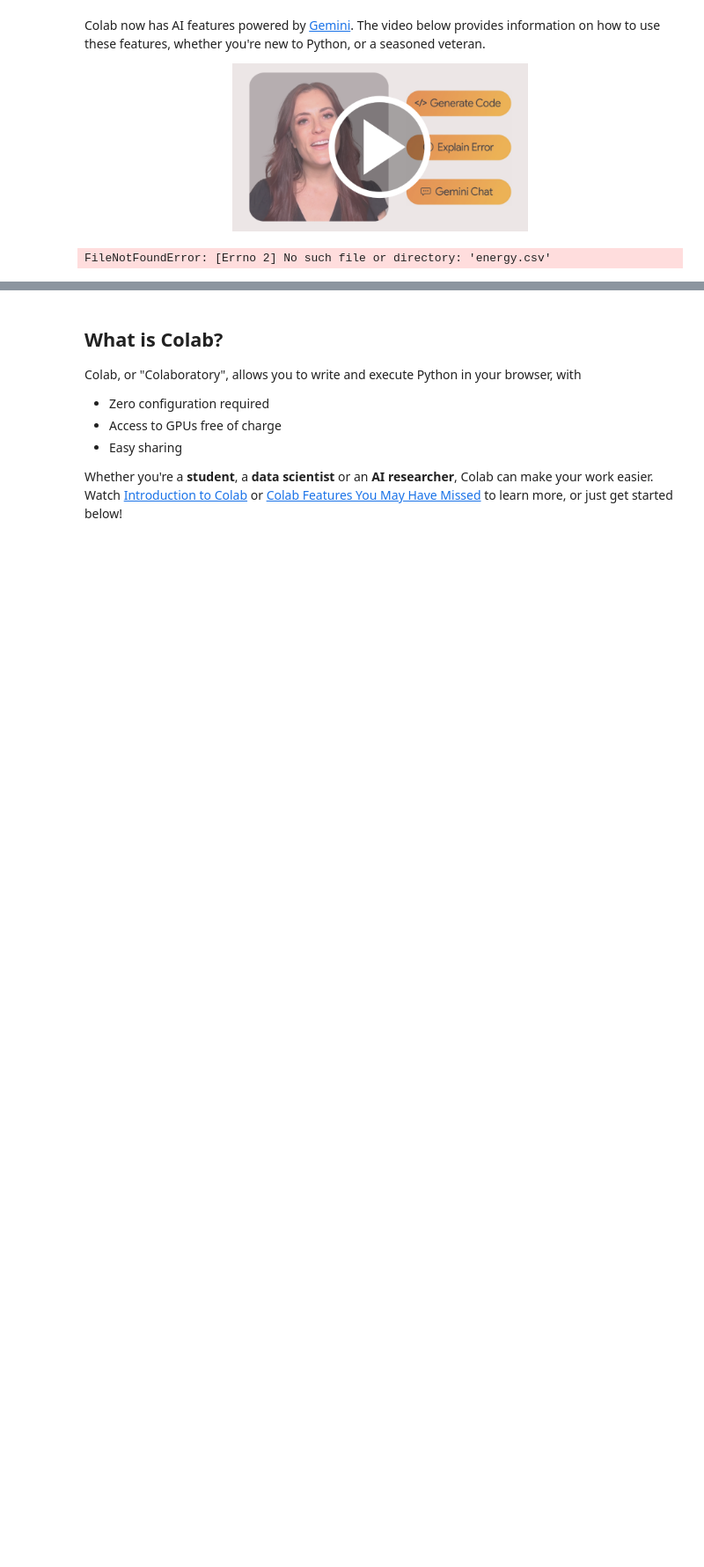
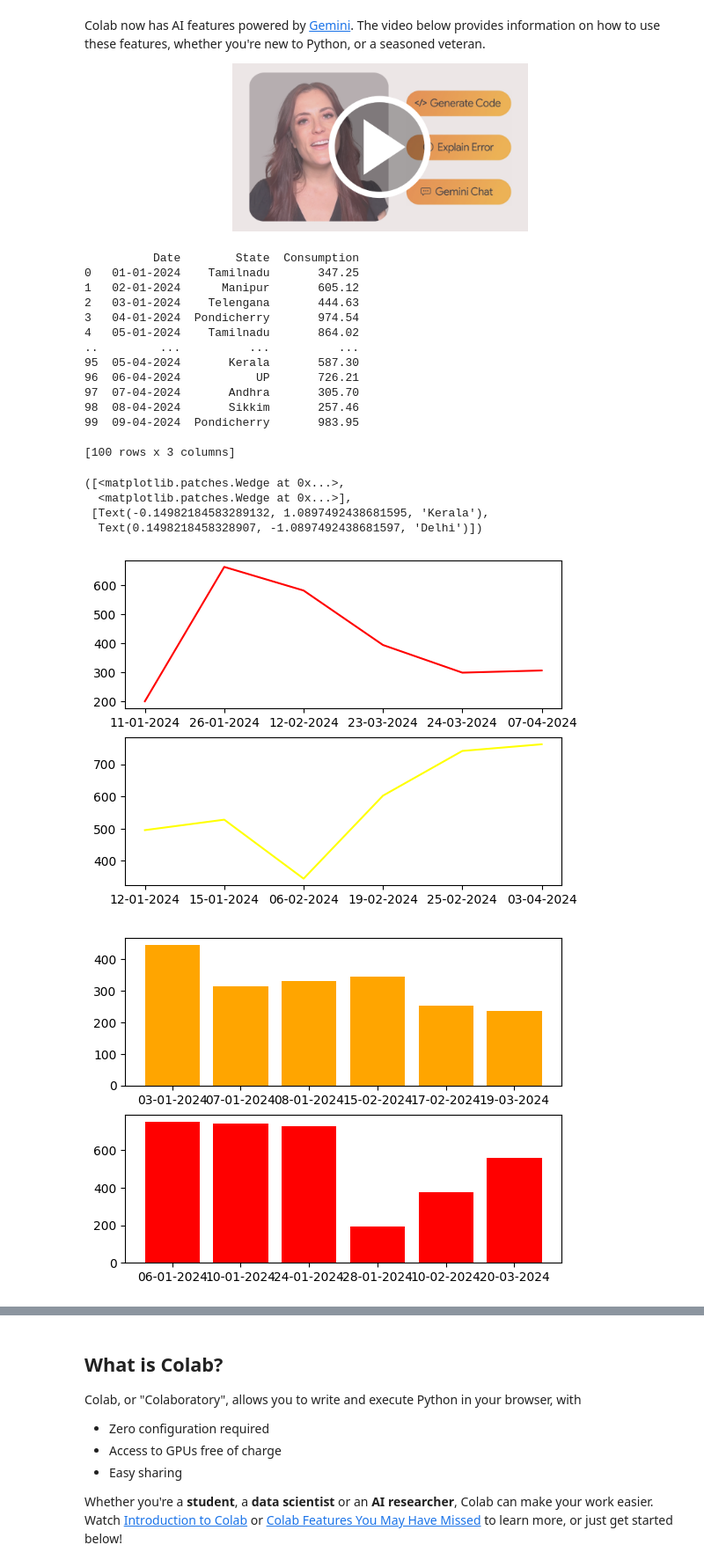
Before and after one commit to VAMSIMIRIYAM/22491A05A3, a Jupyter notebook: Welcome_To_Colab.ipynb, the cells around one changed output, grey strips where cells are left out. Shown at 88% size. Saved outputs shown, nothing was run; the diff lists cells and outputs as text; code cells hidden in the pictures; blank space fills up the shorter version.

```diff
--- a/Welcome_To_Colab.ipynb
+++ b/Welcome_To_Colab.ipynb
@@ -35,26 +35,45 @@
 # %%
 import pandas as pd
 import matplotlib.pyplot as plt
 import numpy as np
-vamsi=pd.read_csv('energy.csv')
+vamsi=pd.read_csv('energy.csv.csv')
 print(vamsi)
 srh=vamsi[vamsi['State']=='Andhra']
 rcb=vamsi[vamsi['State']=='Karnataka']
 fig,diag=plt.subplots(2)
 diag[0].plot(srh['Date'],srh['Consumption'],color='red')
 diag[1].plot(rcb['Date'],rcb['Consumption'],color='yellow')
-srh=vamsi[vamsi['State']=='Telangana']
+srh=vamsi[vamsi['State']=='Telengana']
 rcb=vamsi[vamsi['State']=='Tripura']
 fig,diag=plt.subplots(2)
 diag[0].bar(srh['Date'],srh['Consumption'],color='orange')
 diag[1].bar(rcb['Date'],rcb['Consumption'],color='red')
 cse4='Kerala'
 cse5='Delhi'
 tdp=[cse4,cse5]
 srh=vamsi[vamsi['State']=='Kerala']['Consumption'].sum()
-rcb=vamsi[vamsi['State']=='Delhi']['Consumtion'].sum()
+rcb=vamsi[vamsi['State']=='Delhi']['Consumption'].sum()
 ysr=[srh,rcb]
 fig,diag=plt.subplots(2)
 diag[0].pie(ysr,labels=tdp)
 # %% [output]
-FileNotFoundError: [Errno 2] No such file or directory: 'energy.csv'
+          Date        State  Consumption
+0   01-01-2024    Tamilnadu       347.25
+1   02-01-2024      Manipur       605.12
+2   03-01-2024    Telengana       444.63
+3   04-01-2024  Pondicherry       974.54
+4   05-01-2024    Tamilnadu       864.02
+..         ...          ...          ...
+95  05-04-2024       Kerala       587.30
+96  06-04-2024           UP       726.21
+97  07-04-2024       Andhra       305.70
+98  08-04-2024       Sikkim       257.46
+99  09-04-2024  Pondicherry       983.95
+
+[100 rows x 3 columns]
+([<matplotlib.patches.Wedge at 0x...>,
+  <matplotlib.patches.Wedge at 0x...>],
+ [Text(-0.14982184583289132, 1.0897492438681595, 'Kerala'),
+  Text(0.1498218458328907, -1.0897492438681597, 'Delhi')])
+[figure, added]
+[figure, added]
```
Also changed, not shown: parts of 1 cell of this notebook.
